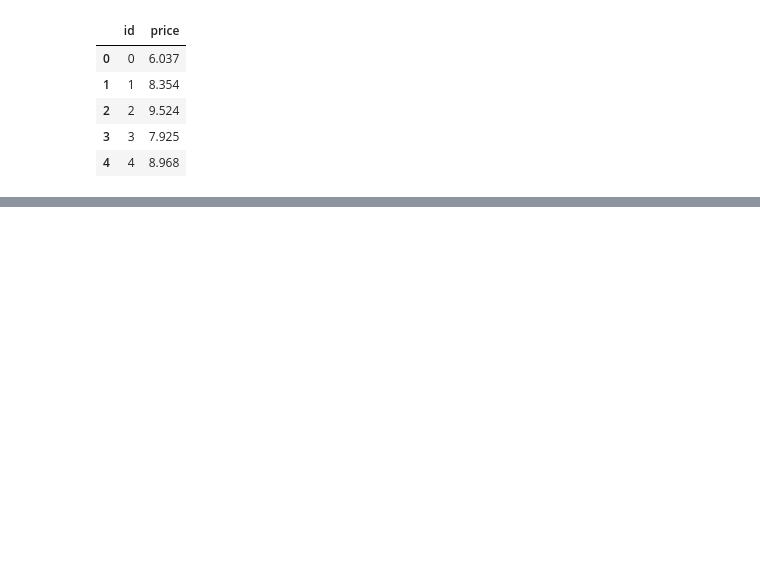
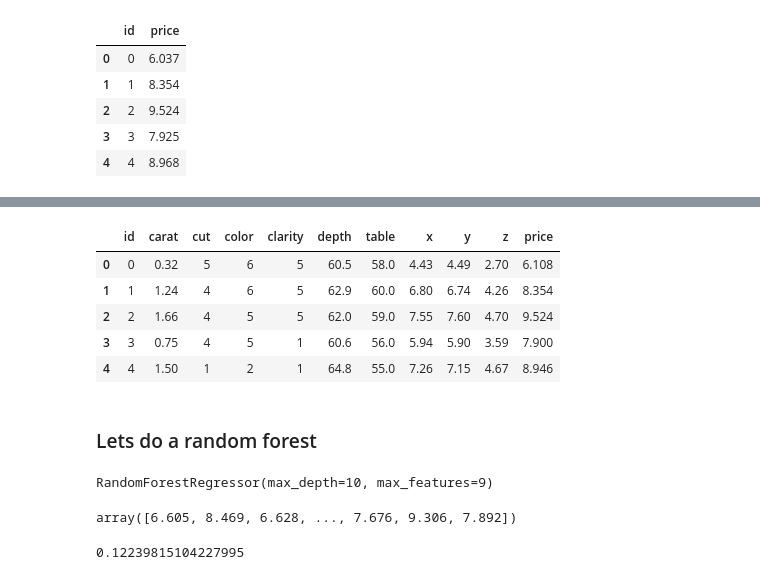
Before and after one commit to Jorge-Solana/Machine-Learning-for-Diamonds, a Jupyter notebook: Data Set Cleaning.ipynb, the cells around one changed output, grey strips where cells are left out. Saved outputs shown, nothing was run; the diff lists cells and outputs as text; code cells hidden in the pictures; blank space fills up the shorter version.

```diff
--- a/Data Set Cleaning.ipynb
+++ b/Data Set Cleaning.ipynb
@@ -314,0 +446,14 @@ from sklearn.model_selection import GridSearchCV
+# %%
+d_test2 = d_test.drop('price', axis = 1)
+# %%
+y_predict_2 = best_tree.predict(d_test2).round(3)
+# %%
+d_test2['price'] = y_predict_2
+d_test2.head()
+# %% [output]
+|  | id | carat | cut | color | clarity | depth | table | x | y | z | price |
+| 0 | 0 | 0.32 | 5 | 6 | 5 | 60.5 | 58.0 | 4.43 | 4.49 | 2.70 | 6.108 |
+| 1 | 1 | 1.24 | 4 | 6 | 5 | 62.9 | 60.0 | 6.80 | 6.74 | 4.26 | 8.354 |
+| 2 | 2 | 1.66 | 4 | 5 | 5 | 62.0 | 59.0 | 7.55 | 7.60 | 4.70 | 9.524 |
+| 3 | 3 | 0.75 | 4 | 5 | 1 | 60.6 | 56.0 | 5.94 | 5.90 | 3.59 | 7.900 |
+| 4 | 4 | 1.50 | 1 | 2 | 1 | 64.8 | 55.0 | 7.26 | 7.15 | 4.67 | 8.946 |
@@ -314,0 +464,2 @@ from sklearn.model_selection import GridSearchCV
+# %% [markdown]
+###  Lets do a random forest
@@ -314,0 +468,4 @@ from sklearn.model_selection import GridSearchCV
+# %%
+rf.fit(X_train, y_train)
+# %% [output]
+RandomForestRegressor(max_depth=10, max_features=9)
@@ -314,0 +474,9 @@ from sklearn.model_selection import GridSearchCV
+# %%
+y_pred_3
+# %% [output]
+array([6.605, 8.469, 6.628, ..., 7.676, 9.306, 7.892])
+# %%
+RMSE_rf = (mean_squared_error(y_test, y_pred_3)) ** 0.5
+RMSE_rf
+# %% [output]
+0.12239815104227995
```
Also changed, not shown: parts of 50 cells of this notebook, 6 other files.
